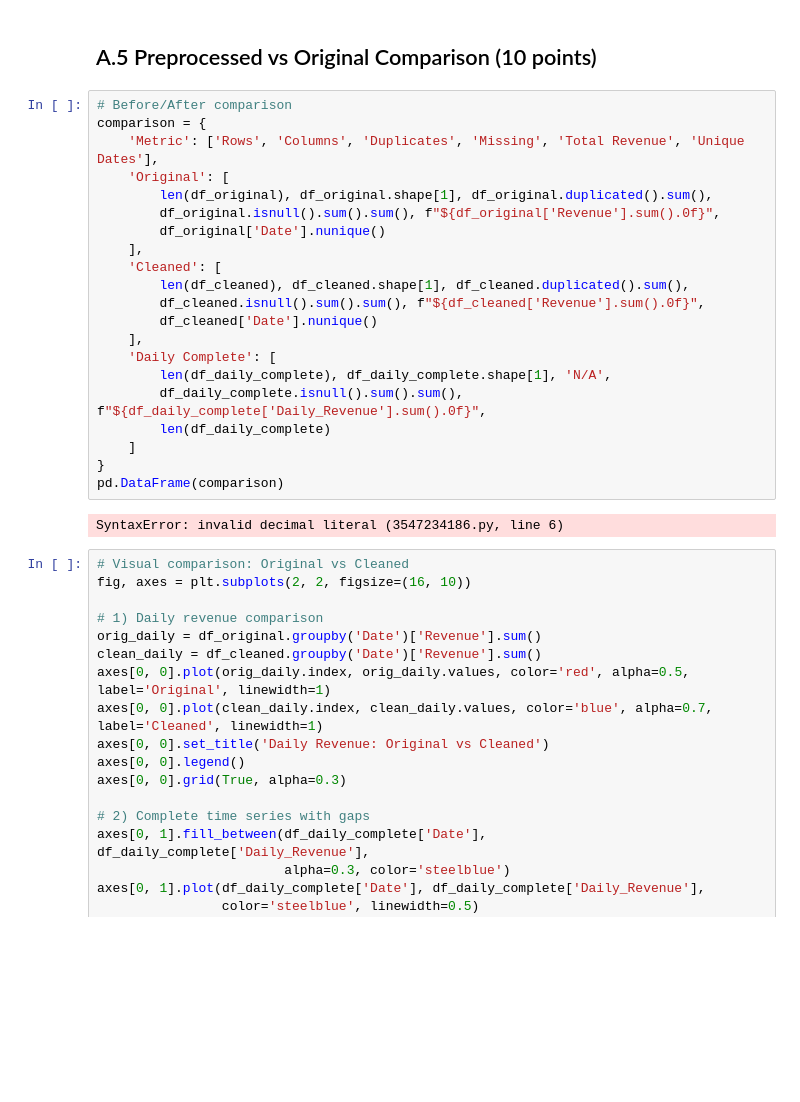
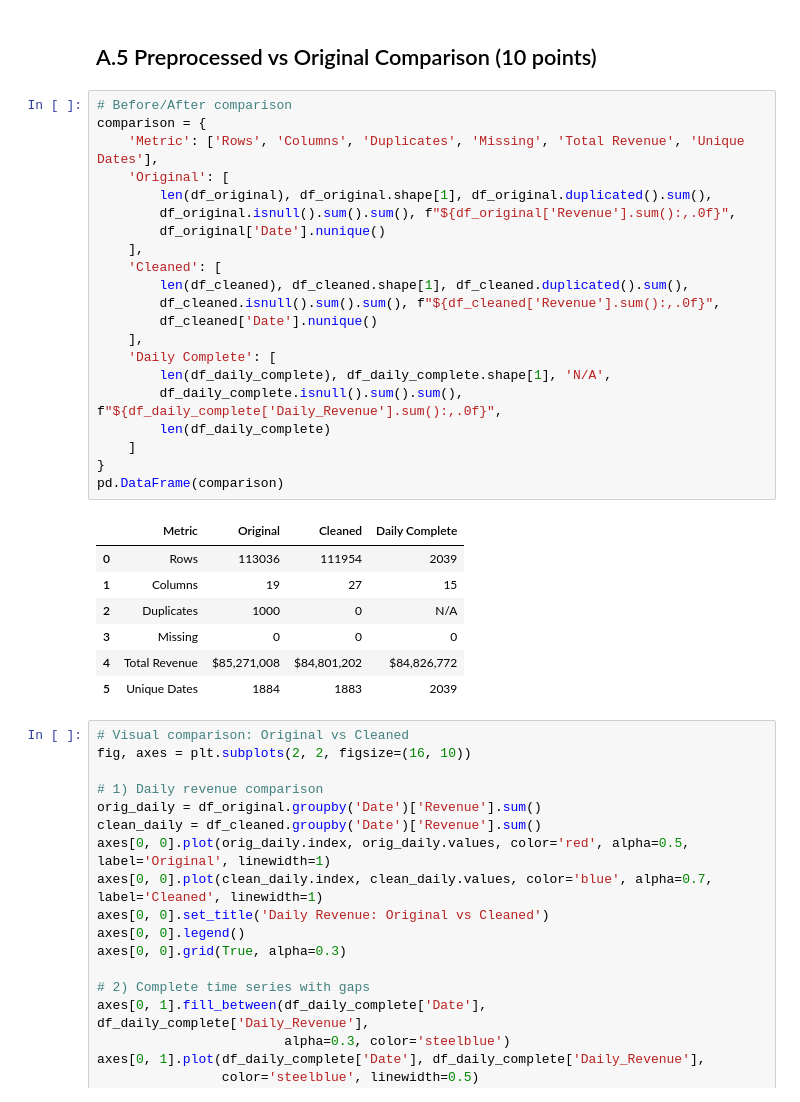
Before and after one commit to Kotschnig-edu/DataAnalysis, a Jupyter notebook: Project.ipynb, the cells around one changed output. Cells and saved outputs as stored; diff of their text form; blank space fills up the shorter version.

```diff
--- a/Project.ipynb
+++ b/Project.ipynb
@@ -444,26 +445,32 @@ New features added:
 # %%
 # Before/After comparison
 comparison = {
     'Metric': ['Rows', 'Columns', 'Duplicates', 'Missing', 'Total Revenue', 'Unique Dates'],
     'Original': [
         len(df_original), df_original.shape[1], df_original.duplicated().sum(),
-        df_original.isnull().sum().sum(), f"${df_original['Revenue'].sum().0f}",
+        df_original.isnull().sum().sum(), f"${df_original['Revenue'].sum():,.0f}",
         df_original['Date'].nunique()
     ],
     'Cleaned': [
         len(df_cleaned), df_cleaned.shape[1], df_cleaned.duplicated().sum(),
-        df_cleaned.isnull().sum().sum(), f"${df_cleaned['Revenue'].sum().0f}",
+        df_cleaned.isnull().sum().sum(), f"${df_cleaned['Revenue'].sum():,.0f}",
         df_cleaned['Date'].nunique()
     ],
     'Daily Complete': [
         len(df_daily_complete), df_daily_complete.shape[1], 'N/A',
-        df_daily_complete.isnull().sum().sum(), f"${df_daily_complete['Daily_Revenue'].sum().0f}",
+        df_daily_complete.isnull().sum().sum(), f"${df_daily_complete['Daily_Revenue'].sum():,.0f}",
         len(df_daily_complete)
     ]
 }
 pd.DataFrame(comparison)
 # %% [output]
-SyntaxError: invalid decimal literal (3547234186.py, line 6)
+|  | Metric | Original | Cleaned | Daily Complete |
+| 0 | Rows | 113036 | 111954 | 2039 |
+| 1 | Columns | 19 | 27 | 15 |
+| 2 | Duplicates | 1000 | 0 | N/A |
+| 3 | Missing | 0 | 0 | 0 |
+| 4 | Total Revenue | $85,271,008 | $84,801,202 | $84,826,772 |
+| 5 | Unique Dates | 1884 | 1883 | 2039 |
 # %%
 # Visual comparison: Original vs Cleaned
 fig, axes = plt.subplots(2, 2, figsize=(16, 10))
```
Also changed, not shown: parts of 2 cells of this notebook.
